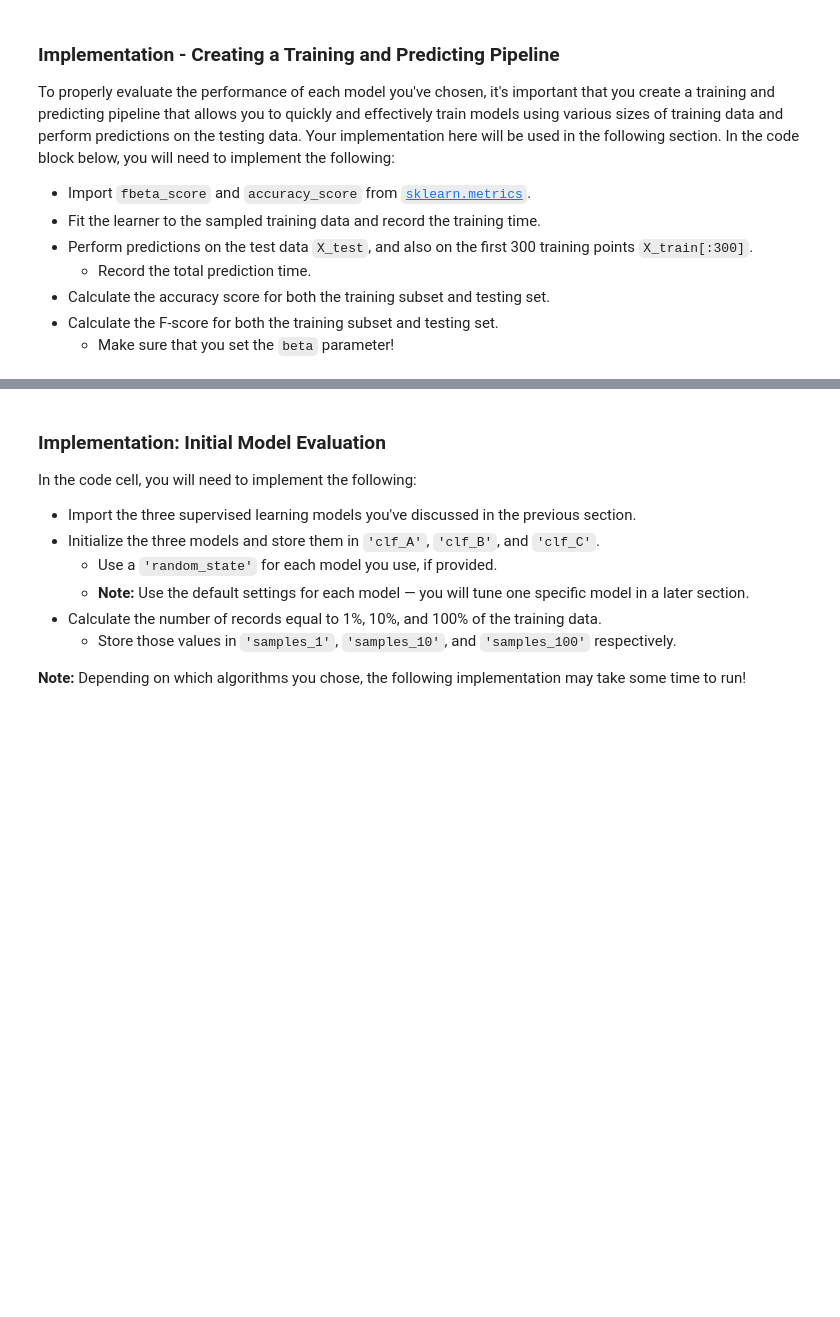
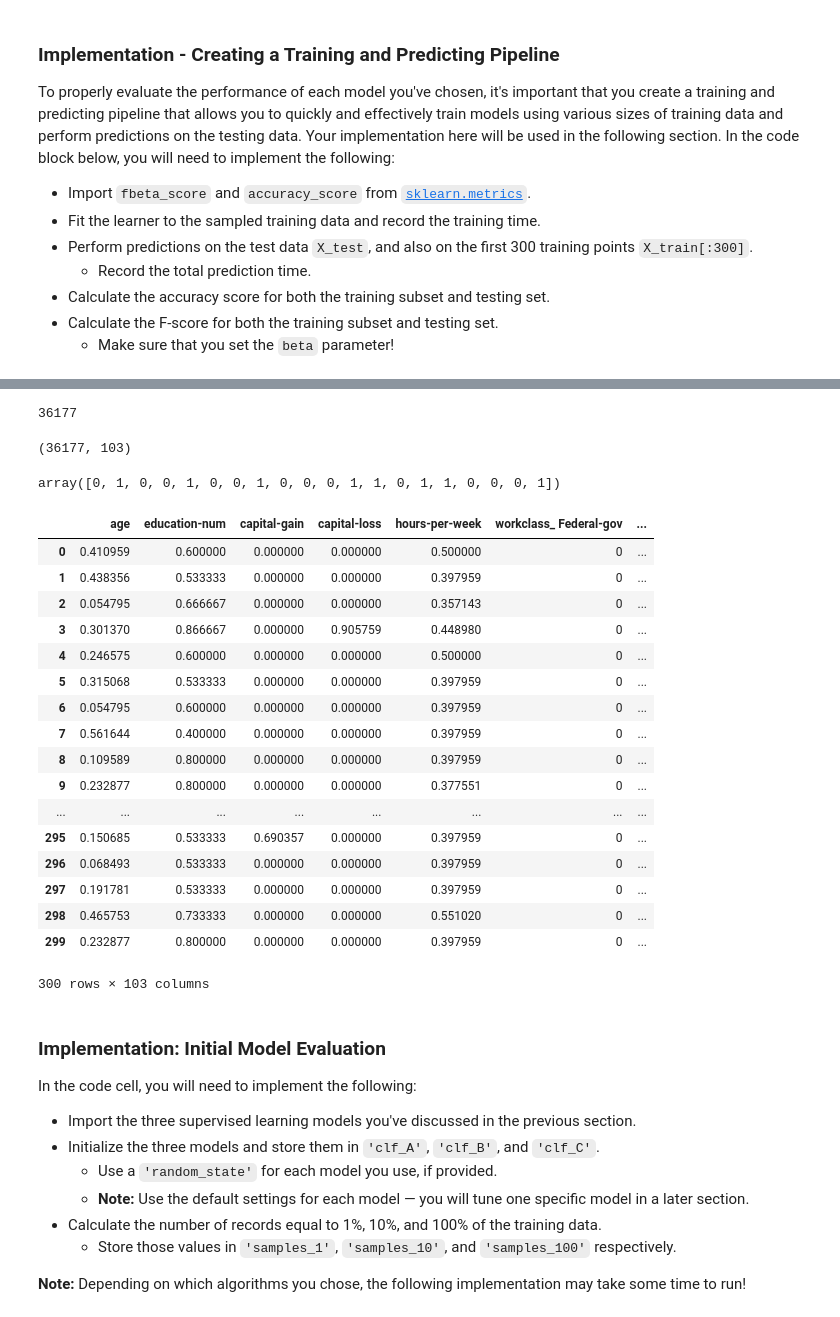
Before and after one commit to virenar/IntroML, a Jupyter notebook: supervised/Project-CharityML/finding_donors.ipynb, the cells around one changed output, grey strips where cells are left out. Cells and saved outputs as stored; diff of their text form; code cells hidden in the pictures; blank space fills up the shorter version.

```diff
--- a/supervised/Project-CharityML/finding_donors.ipynb
+++ b/supervised/Project-CharityML/finding_donors.ipynb
@@ -428,2 +456,37 @@ In the code block below, you will need to implement the following:
+# %%
+len(y_train)
+# %% [output]
+36177
+# %%
+X_train.shape
+# %% [output]
+(36177, 103)
+# %%
+X_train = X_train.reset_index(drop=True)
+# %%
+y_train[np.array(X_train.sample(20,axis=0).index)]
+# %% [output]
+array([0, 1, 0, 0, 1, 0, 0, 1, 0, 0, 0, 1, 1, 0, 1, 1, 0, 0, 0, 1])
+# %%
+X_train.iloc[:300,:]
+# %% [output]
+|  | age | education-num | capital-gain | capital-loss | hours-per-week | workclass_ Federal-gov | ... |
+| 0 | 0.410959 | 0.600000 | 0.000000 | 0.000000 | 0.500000 | 0 | ... |
+| 1 | 0.438356 | 0.533333 | 0.000000 | 0.000000 | 0.397959 | 0 | ... |
+| 2 | 0.054795 | 0.666667 | 0.000000 | 0.000000 | 0.357143 | 0 | ... |
+| 3 | 0.301370 | 0.866667 | 0.000000 | 0.905759 | 0.448980 | 0 | ... |
+| 4 | 0.246575 | 0.600000 | 0.000000 | 0.000000 | 0.500000 | 0 | ... |
+| 5 | 0.315068 | 0.533333 | 0.000000 | 0.000000 | 0.397959 | 0 | ... |
+| 6 | 0.054795 | 0.600000 | 0.000000 | 0.000000 | 0.397959 | 0 | ... |
+| 7 | 0.561644 | 0.400000 | 0.000000 | 0.000000 | 0.397959 | 0 | ... |
+| 8 | 0.109589 | 0.800000 | 0.000000 | 0.000000 | 0.397959 | 0 | ... |
+| 9 | 0.232877 | 0.800000 | 0.000000 | 0.000000 | 0.377551 | 0 | ... |
+| ... | ... | ... | ... | ... | ... | ... | ... |
+| 295 | 0.150685 | 0.533333 | 0.690357 | 0.000000 | 0.397959 | 0 | ... |
+| 296 | 0.068493 | 0.533333 | 0.000000 | 0.000000 | 0.397959 | 0 | ... |
+| 297 | 0.191781 | 0.533333 | 0.000000 | 0.000000 | 0.397959 | 0 | ... |
+| 298 | 0.465753 | 0.733333 | 0.000000 | 0.000000 | 0.551020 | 0 | ... |
+| 299 | 0.232877 | 0.800000 | 0.000000 | 0.000000 | 0.397959 | 0 | ... |
+300 rows × 103 columns
 # %%
 # TODO: Import two metrics from sklearn - fbeta_score and accuracy_score
```
Also changed, not shown: parts of 25 cells of this notebook.
